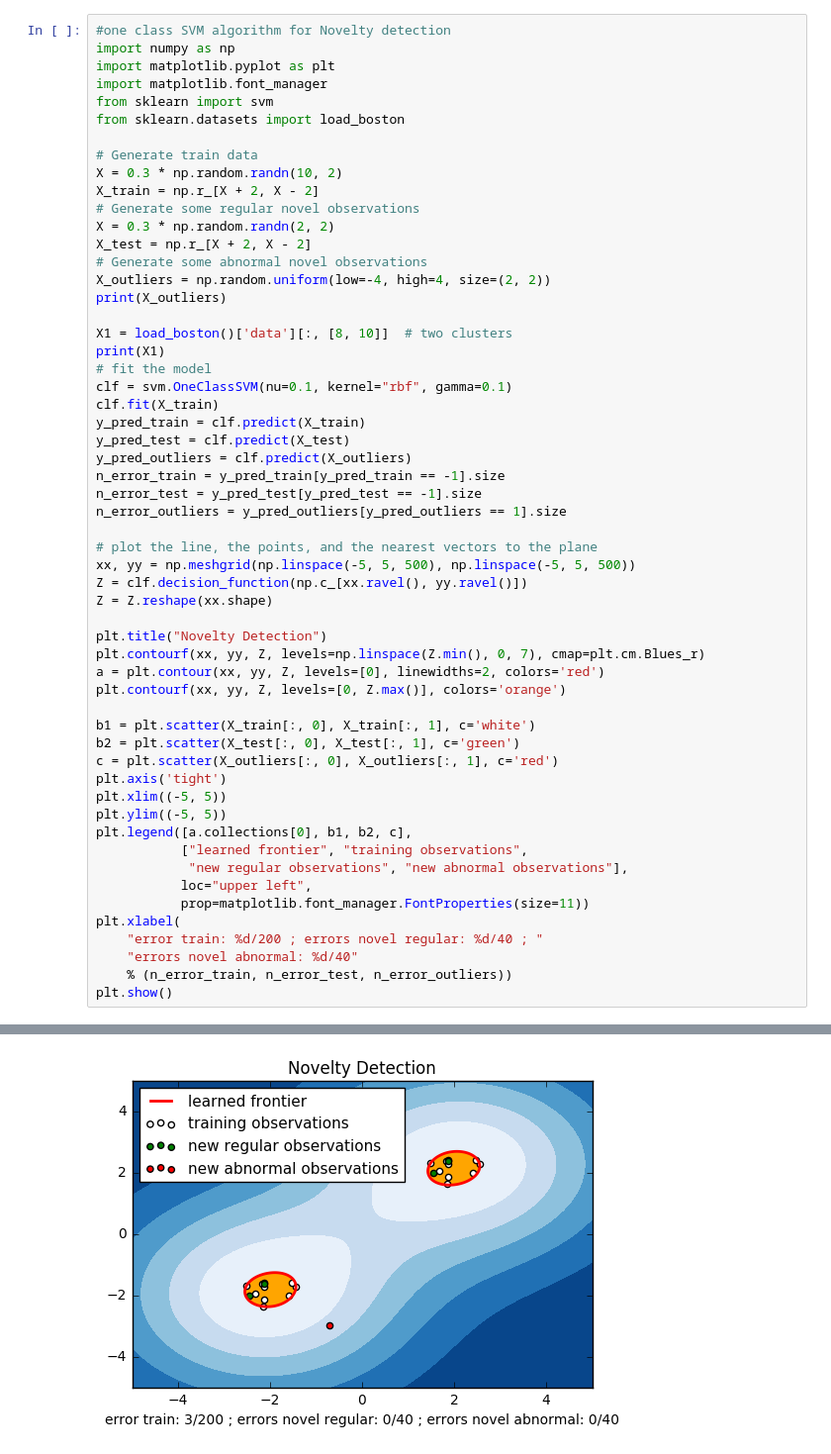
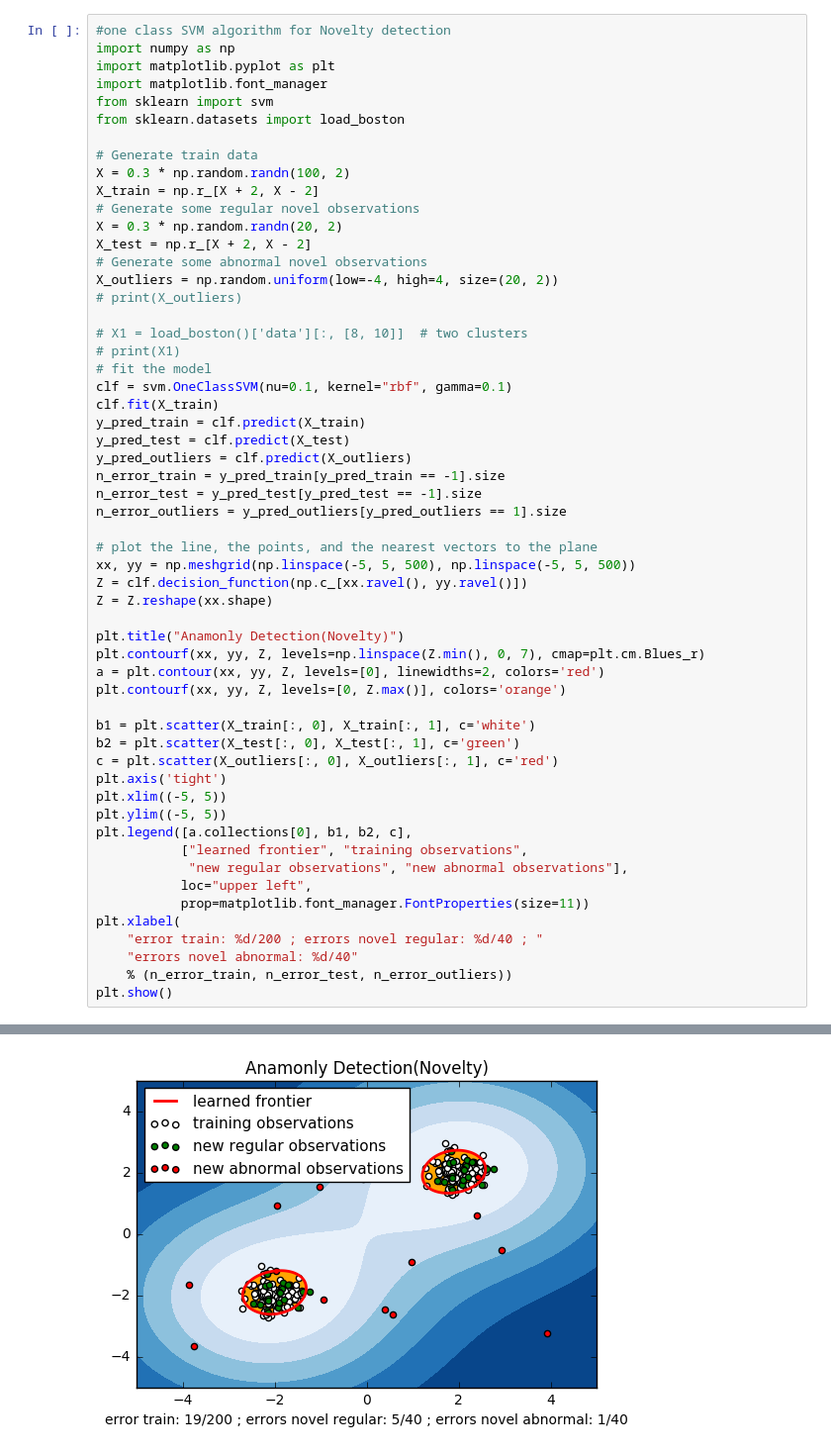
Before and after one commit to praveenvaddimgunta/ML-python, a Jupyter notebook: scikit/OneClass_SVM.ipynb, the cells around one changed output, grey strips where cells are left out. Shown at 99% size. Cells and saved outputs as stored; diff of their text form.

```diff
--- a/scikit/OneClass_SVM.ipynb
+++ b/scikit/OneClass_SVM.ipynb
@@ -7,17 +7,17 @@ from sklearn import svm
 from sklearn.datasets import load_boston
 
 # Generate train data
-X = 0.3 * np.random.randn(10, 2)
+X = 0.3 * np.random.randn(100, 2)
 X_train = np.r_[X + 2, X - 2]
 # Generate some regular novel observations
-X = 0.3 * np.random.randn(2, 2)
+X = 0.3 * np.random.randn(20, 2)
 X_test = np.r_[X + 2, X - 2]
 # Generate some abnormal novel observations
-X_outliers = np.random.uniform(low=-4, high=4, size=(2, 2))
-print(X_outliers)
+X_outliers = np.random.uniform(low=-4, high=4, size=(20, 2))
+# print(X_outliers)
 
-X1 = load_boston()['data'][:, [8, 10]]  # two clusters
-print(X1)
+# X1 = load_boston()['data'][:, [8, 10]]  # two clusters
+# print(X1)
 # fit the model
 clf = svm.OneClassSVM(nu=0.1, kernel="rbf", gamma=0.1)
 clf.fit(X_train)
@@ -33,7 +33,7 @@ xx, yy = np.meshgrid(np.linspace(-5, 5, 500), np.linspace(-5, 5, 500))
 Z = clf.decision_function(np.c_[xx.ravel(), yy.ravel()])
 Z = Z.reshape(xx.shape)
 
-plt.title("Novelty Detection")
+plt.title("Anamonly Detection(Novelty)")
 plt.contourf(xx, yy, Z, levels=np.linspace(Z.min(), 0, 7), cmap=plt.cm.Blues_r)
 a = plt.contour(xx, yy, Z, levels=[0], linewidths=2, colors='red')
 plt.contourf(xx, yy, Z, levels=[0, Z.max()], colors='orange')
@@ -67 +58 @@ plt.show()
-[figure, old version]
+[figure, new version]
```
Also changed, not shown: parts of 1 cell of this notebook, 2 other files.
